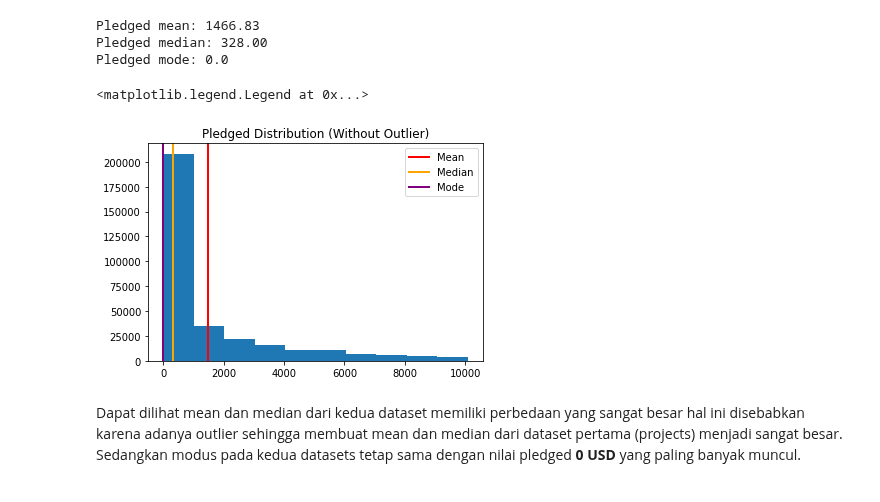
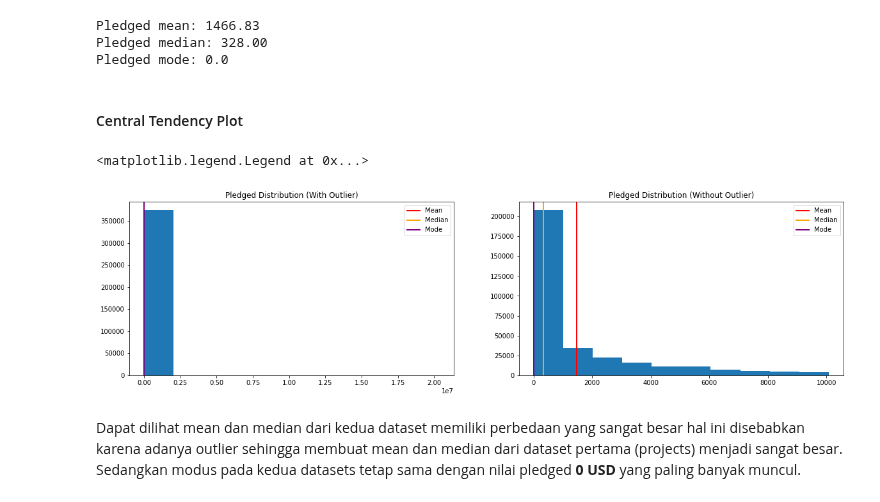
Before and after one commit to Penzragon/h8dsft_P0W3, a Jupyter notebook: script.ipynb, the cells around one changed output. Cells and saved outputs as stored; diff of their text form; code cells hidden in the pictures.

Commit message:
Fix central tendency plot

```diff
--- a/script.ipynb
+++ b/script.ipynb
@@ -366,16 +356,26 @@ print(f'Pledged mode: {stats.mode(projects_no_outlier.pledged)[0][0]}')
 Pledged mean: 1466.83
 Pledged median: 328.00
 Pledged mode: 0.0
+# %% [markdown]
+#### Central Tendency Plot
 # %%
-plt.hist(projects_no_outlier.pledged)
-plt.axvline(projects_no_outlier.pledged.mean(), linewidth=2, color='r', label='Mean')
-plt.axvline(projects_no_outlier.pledged.median(), linewidth=2, color='orange', label='Median')
-plt.axvline(stats.mode(projects_no_outlier.pledged)[0][0], linewidth=2, color='purple', label='Mode')
-plt.title('Pledged Distribution (Without Outlier)')
-plt.legend()
+fig, ax = plt.subplots(ncols=2, figsize=(20, 5))
+ax[0].hist(projects.pledged)
+ax[0].axvline(projects.pledged.mean(), linewidth=2, color='r', label='Mean')
+ax[0].axvline(projects.pledged.median(), linewidth=2, color='orange', label='Median')
+ax[0].axvline(stats.mode(projects.pledged)[0][0], linewidth=2, color='purple', label='Mode')
+ax[0].set_title('Pledged Distribution (With Outlier)')
+ax[0].legend()
+
+ax[1].hist(projects_no_outlier.pledged)
+ax[1].axvline(projects_no_outlier.pledged.mean(), linewidth=2, color='r', label='Mean')
+ax[1].axvline(projects_no_outlier.pledged.median(), linewidth=2, color='orange', label='Median')
+ax[1].axvline(stats.mode(projects_no_outlier.pledged)[0][0], linewidth=2, color='purple', label='Mode')
+ax[1].set_title('Pledged Distribution (Without Outlier)')
+ax[1].legend()
 # %% [output]
 <matplotlib.legend.Legend at 0x...>
-[figure, old version]
+[figure, new version]
 # %% [markdown]
 Dapat dilihat mean dan median dari kedua dataset memiliki perbedaan yang sangat besar hal ini disebabkan karena adanya outlier sehingga membuat mean dan median dari dataset pertama (projects) menjadi sangat besar. Sedangkan modus pada kedua datasets tetap sama dengan nilai pledged **0 USD** yang paling banyak muncul.
 # %% [markdown]
```
Also changed, not shown: parts of 1 cell of this notebook.
